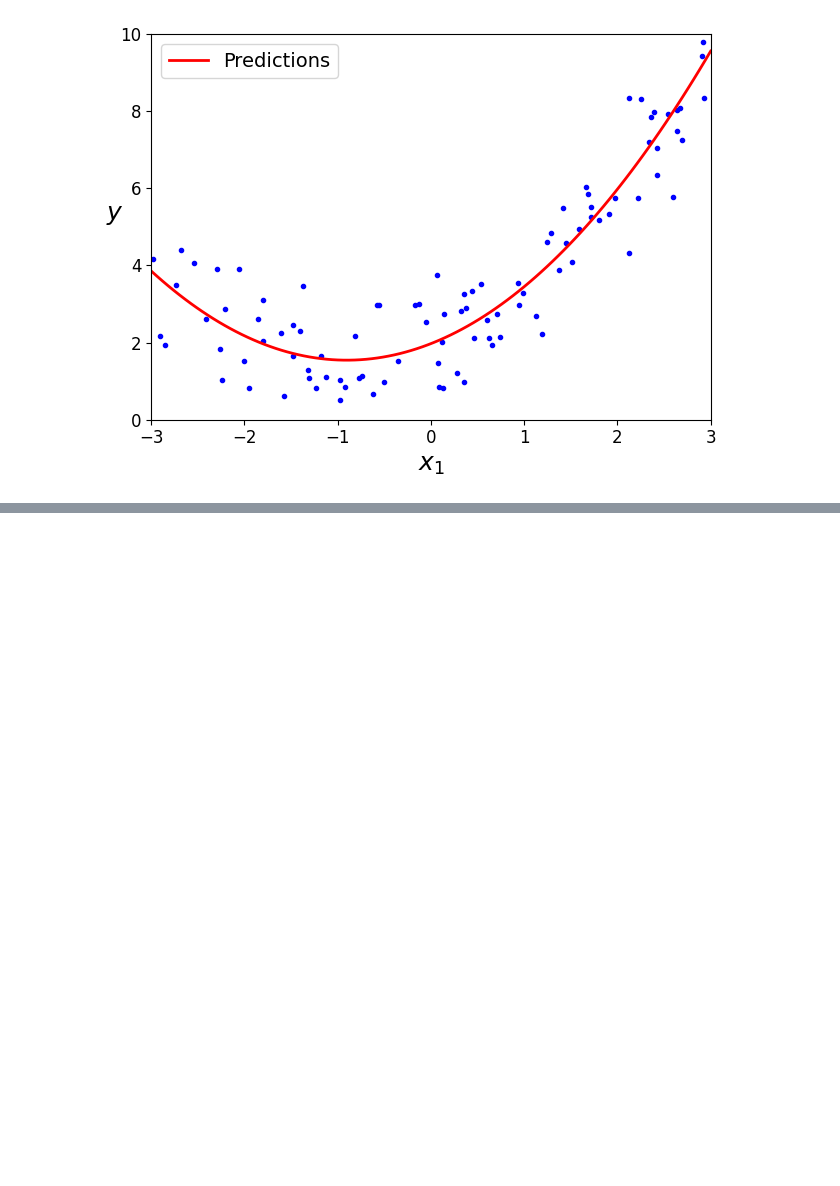
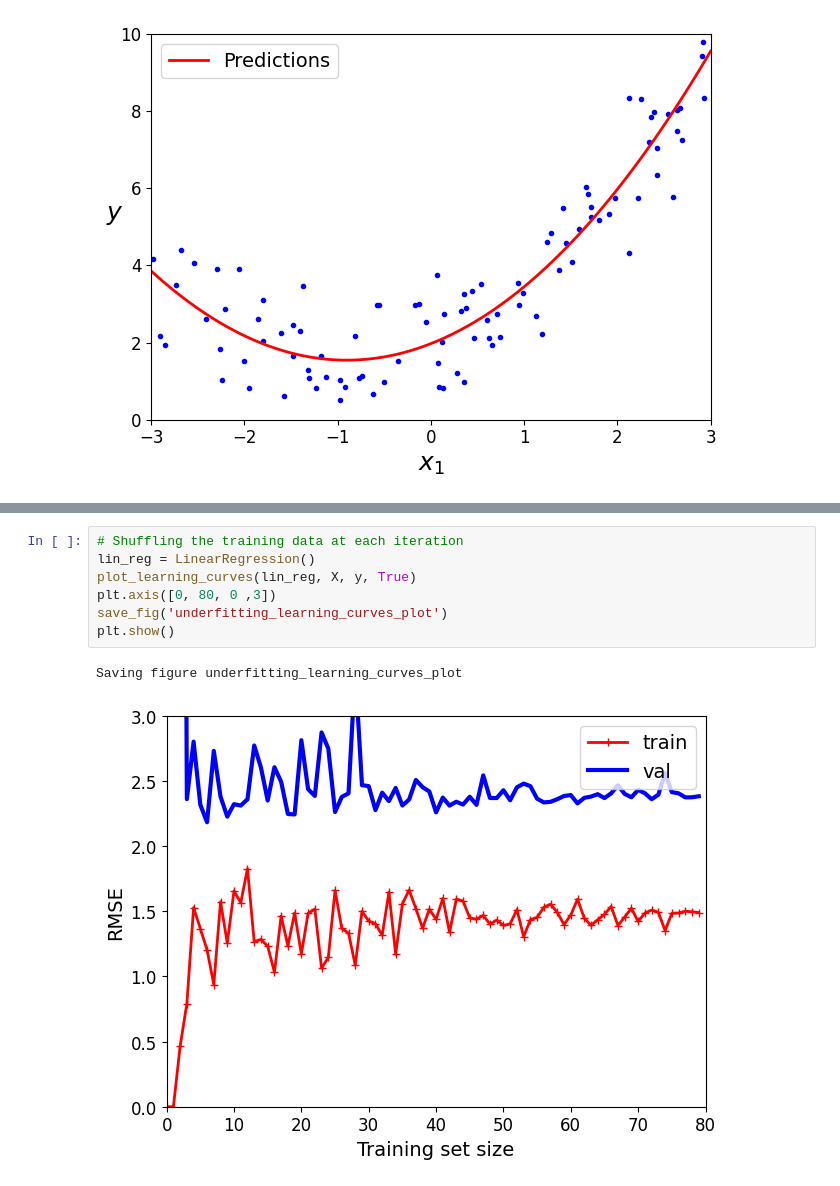
Before and after one commit to dfongang/handson-ml2, a Jupyter notebook: chapter_04/training_models.ipynb, the cells around one changed output, grey strips where cells are left out. Drawn from its saved outputs; the diff is of its cells as text; blank space fills up the shorter version.

```diff
--- a/chapter_04/training_models.ipynb
+++ b/chapter_04/training_models.ipynb
@@ -383,0 +456,10 @@ Saving figure quadratic_predictions_plot
+# %%
+# Shuffling the training data at each iteration
+lin_reg = LinearRegression()
+plot_learning_curves(lin_reg, X, y, True)
+plt.axis([0, 80, 0 ,3])
+save_fig('underfitting_learning_curves_plot')
+plt.show()
+# %% [output]
+Saving figure underfitting_learning_curves_plot
+[figure, added]
```
Also changed, not shown: parts of 25 cells of this notebook, 5 other files.
